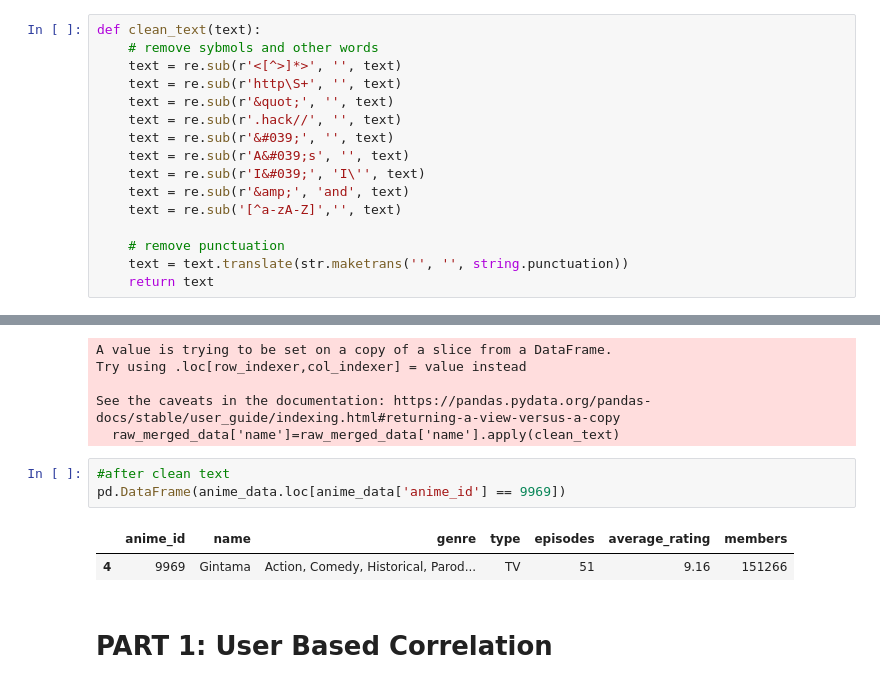
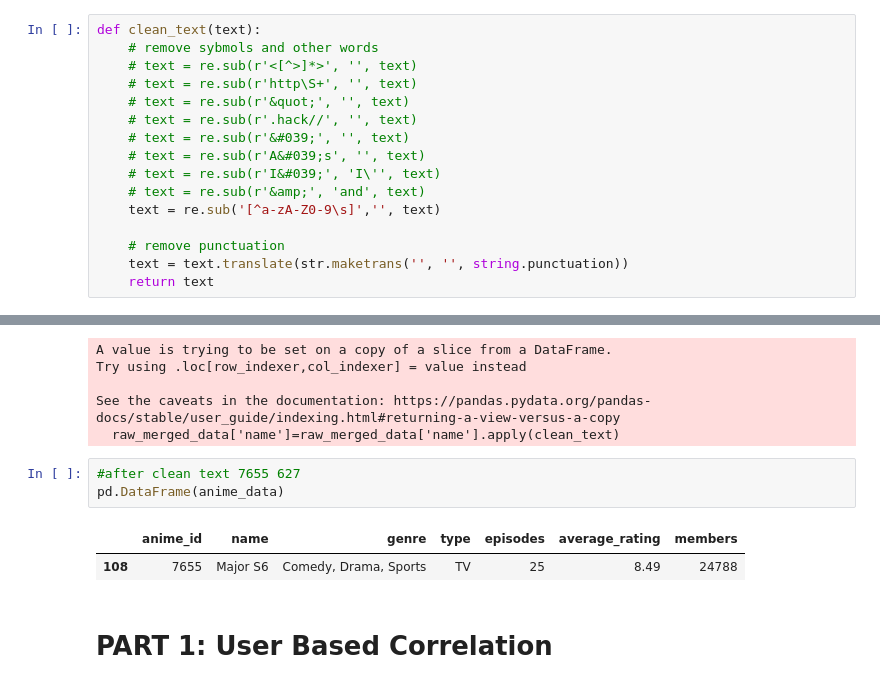
Before and after one commit to englip2002/AnimeRecommenderSystem, a Jupyter notebook: HybridRecommender.ipynb, the cells around one changed output, grey strips where cells are left out. Cells and saved outputs as stored; diff of their text form.

```diff
--- a/HybridRecommender.ipynb
+++ b/HybridRecommender.ipynb
@@ -262,15 +262,15 @@ pd.DataFrame(anime_data.loc[anime_data['anime_id'] == 9969])
 # %%
 def clean_text(text):
     # remove sybmols and other words
-    text = re.sub(r'<[^>]*>', '', text)
-    text = re.sub(r'http\S+', '', text)
-    text = re.sub(r'&quot;', '', text)
-    text = re.sub(r'.hack//', '', text)
-    text = re.sub(r'&#039;', '', text)
-    text = re.sub(r'A&#039;s', '', text)
-    text = re.sub(r'I&#039;', 'I\'', text)
-    text = re.sub(r'&amp;', 'and', text)
-    text = re.sub('[^a-zA-Z]','', text)
+    # text = re.sub(r'<[^>]*>', '', text)
+    # text = re.sub(r'http\S+', '', text)
+    # text = re.sub(r'&quot;', '', text)
+    # text = re.sub(r'.hack//', '', text)
+    # text = re.sub(r'&#039;', '', text)
+    # text = re.sub(r'A&#039;s', '', text)
+    # text = re.sub(r'I&#039;', 'I\'', text)
+    # text = re.sub(r'&amp;', 'and', text)
+    text = re.sub('[^a-zA-Z0-9\s]','', text)
 
     # remove punctuation
     text = text.translate(str.maketrans('', '', string.punctuation))
@@ -285,11 +285,11 @@ Try using .loc[row_indexer,col_indexer] = value instead
 See the caveats in the documentation: https://pandas.pydata.org/pandas-docs/stable/user_guide/indexing.html#returning-a-view-versus-a-copy
   raw_merged_data['name']=raw_merged_data['name'].apply(clean_text)
 # %%
-#after clean text
-pd.DataFrame(anime_data.loc[anime_data['anime_id'] == 9969])
+#after clean text 7655 627
+pd.DataFrame(anime_data)
 # %% [output]
 |  | anime_id | name | genre | type | episodes | average_rating | members |
-| 4 | 9969 | Gintama | Action, Comedy, Historical, Parod... | TV | 51 | 9.16 | 151266 |
+| 108 | 7655 | Major S6 | Comedy, Drama, Sports | TV | 25 | 8.49 | 24788 |
 # %% [markdown]
 # PART 1: User Based Correlation
 # %% [markdown]
```
Also changed, not shown: parts of 10 cells of this notebook.
